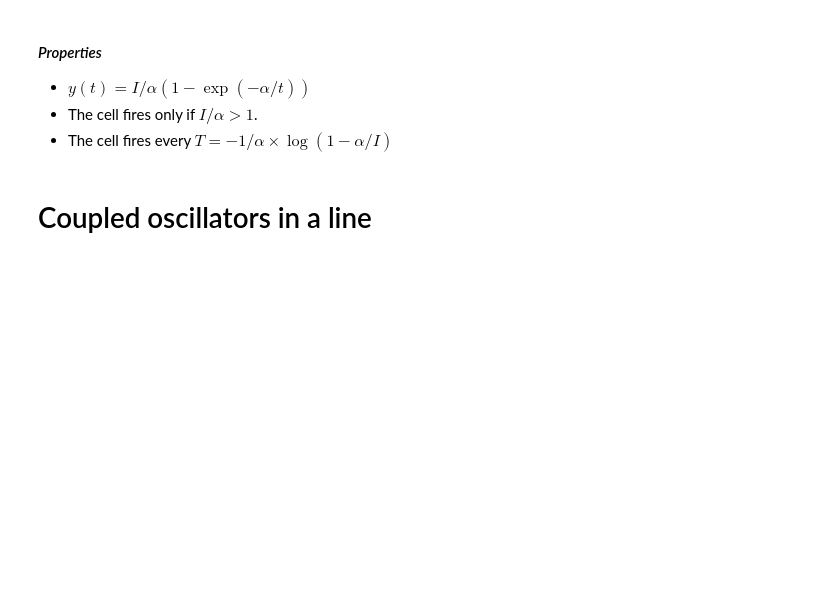
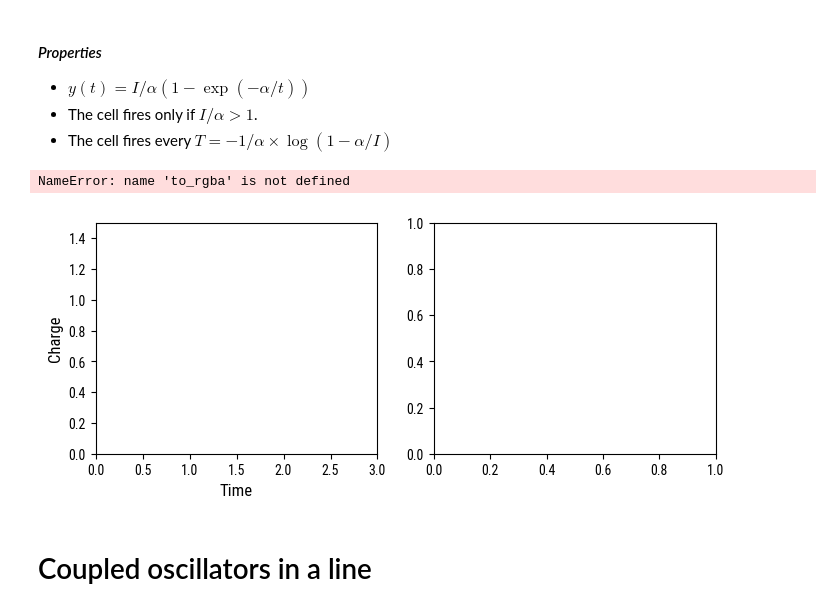
Before and after one commit to gfarge/tremor_v_eq, a Jupyter notebook: pulse_coupled_demo.ipynb, the cells around one changed output. Cells and saved outputs as stored; diff of their text form; code cells hidden in the pictures; blank space fills up the shorter version.

```diff
--- a/pulse_coupled_demo.ipynb
+++ b/pulse_coupled_demo.ipynb
@@ -65,6 +65,40 @@ Period of firing will be: T = 2.40
 - $y(t) = I/\alpha (1 - \exp(-\alpha/t))$
 - The cell fires only if $I/\alpha > 1$.
 - The cell fires every $T = -1/\alpha \times \log(1 - \alpha/I)$
+# %%
+# Show effect of modifying charging and leaking rate
+alphas = [.2, .8, 1.]
+Is = [1., 2., 3.]
+
+fig, axes = plt.subplots(1, 2, figsize=(8, 3))
+for ax in axes:
+    ax.set_xlabel('Time')
+    ax.set_ylabel('Charge')
+    ax.set_xlim(0, 3)
+    ax.set_ylim(0, 1.5)
+    ax.axhspan(1, 2, color=to_rgba('w', 0.5), zorder=10)
+    ax.axhline(1, color='k', ls='--', zorder=10)
+
+axes[0].set_title('Effect of changing charging rate I', fontname='Roboto Slab')
+for i in Is:
+    t = np.linspace(0, 3, 1000)
+    a = 1.0
+    q = i/a * (1 - np.exp(-a * t))
+    axes[0].plot(t, q, label=f'I = {i}')
+axes[0].legend(loc='lower right')
+
+axes[1].set_title('Effect of changing leaking rate α', fontname='Roboto Slab')
+for a in alphas:
+    i = 1.0
+    q = i/a * (1 - np.exp(-a * t))
+    axes[1].plot(t, q, label=f'α = {a}')
+axes[1].legend(loc='lower right')
+
+plt.tight_layout()
+plt.show()
+# %% [output]
+NameError: name 'to_rgba' is not defined
+[figure, added]
 # %% [markdown]
 # Coupled oscillators in a line
 # %%
```
Also changed, not shown: parts of 2 cells of this notebook, 6 other files.
